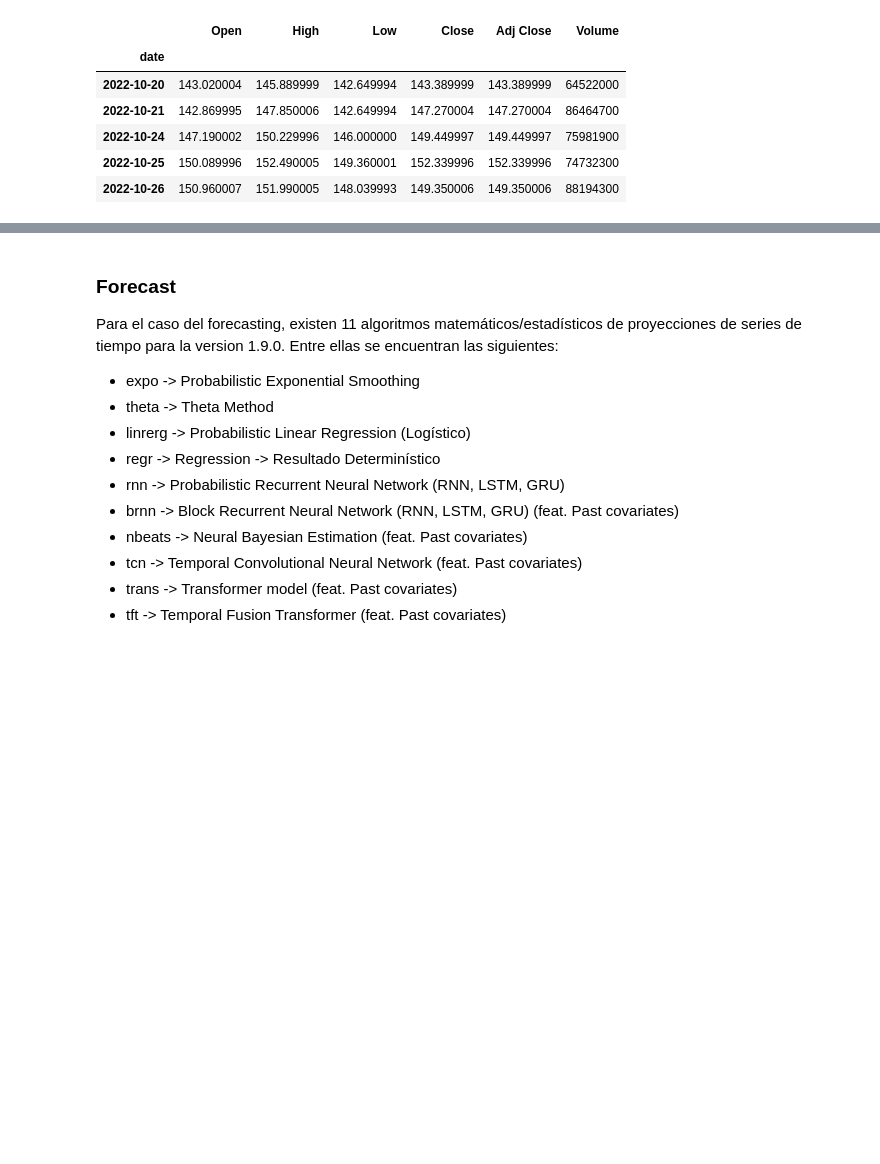
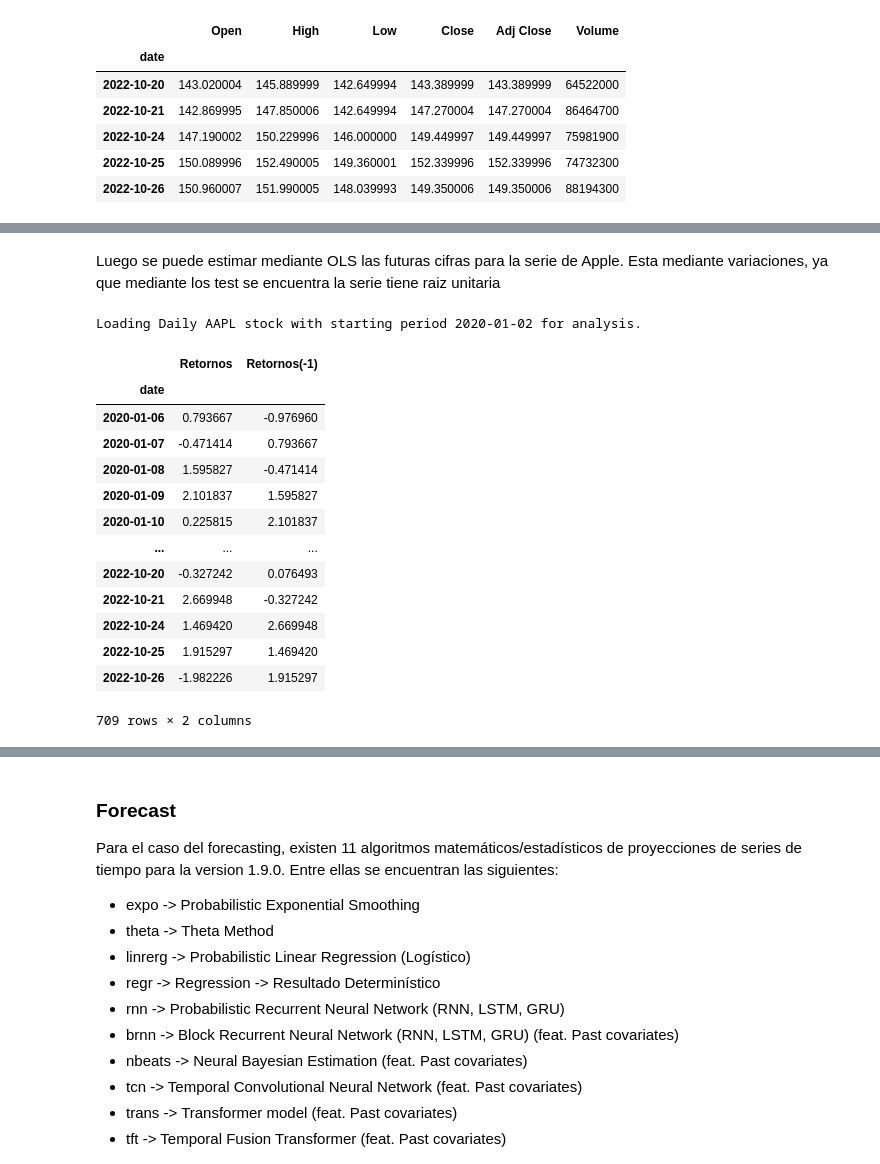
Before and after one commit to mauricioalvaradoo/openbb_terminal, a Jupyter notebook: openbb_inspection.ipynb, the cells around one changed output, grey strips where cells are left out. Cells and saved outputs as stored; diff of their text form; code cells hidden in the pictures; blank space fills up the shorter version.

```diff
--- a/openbb_inspection.ipynb
+++ b/openbb_inspection.ipynb
@@ -52,0 +138,3 @@ Loading Daily AAPL stock with starting period 2020-01-02 for analysis.
+# %%
+dta2 = openbb.stocks.load("MSFT", start_date=datetime(2020, 1, 1))["Close"]
+dta2
@@ -52,0 +188,26 @@ Loading Daily AAPL stock with starting period 2020-01-02 for analysis.
+# %% [markdown]
+Luego se puede estimar mediante OLS las futuras cifras para la serie de Apple. Esta mediante variaciones, ya que mediante los test se encuentra la serie tiene raiz unitaria
+# %%
+dta = openbb.stocks.load("AAPL", start_date=datetime(2020, 1, 1))[["Close"]]
+
+dta["Retornos"] = (np.log(dta)-np.log(dta).shift(1))*100
+dta["Retornos(-1)"] = dta["Retornos"].shift(1)
+dta = dta[["Retornos", "Retornos(-1)"]].dropna()
+
+dta
+# %% [output]
+Loading Daily AAPL stock with starting period 2020-01-02 for analysis.
+|  | Retornos | Retornos(-1) |
+| date |  |  |
+| 2020-01-06 | 0.793667 | -0.976960 |
+| 2020-01-07 | -0.471414 | 0.793667 |
+| 2020-01-08 | 1.595827 | -0.471414 |
+| 2020-01-09 | 2.101837 | 1.595827 |
+| 2020-01-10 | 0.225815 | 2.101837 |
+| ... | ... | ... |
+| 2022-10-20 | -0.327242 | 0.076493 |
+| 2022-10-21 | 2.669948 | -0.327242 |
+| 2022-10-24 | 1.469420 | 2.669948 |
+| 2022-10-25 | 1.915297 | 1.469420 |
+| 2022-10-26 | -1.982226 | 1.915297 |
+709 rows × 2 columns
```
Also changed, not shown: parts of 23 cells of this notebook.
